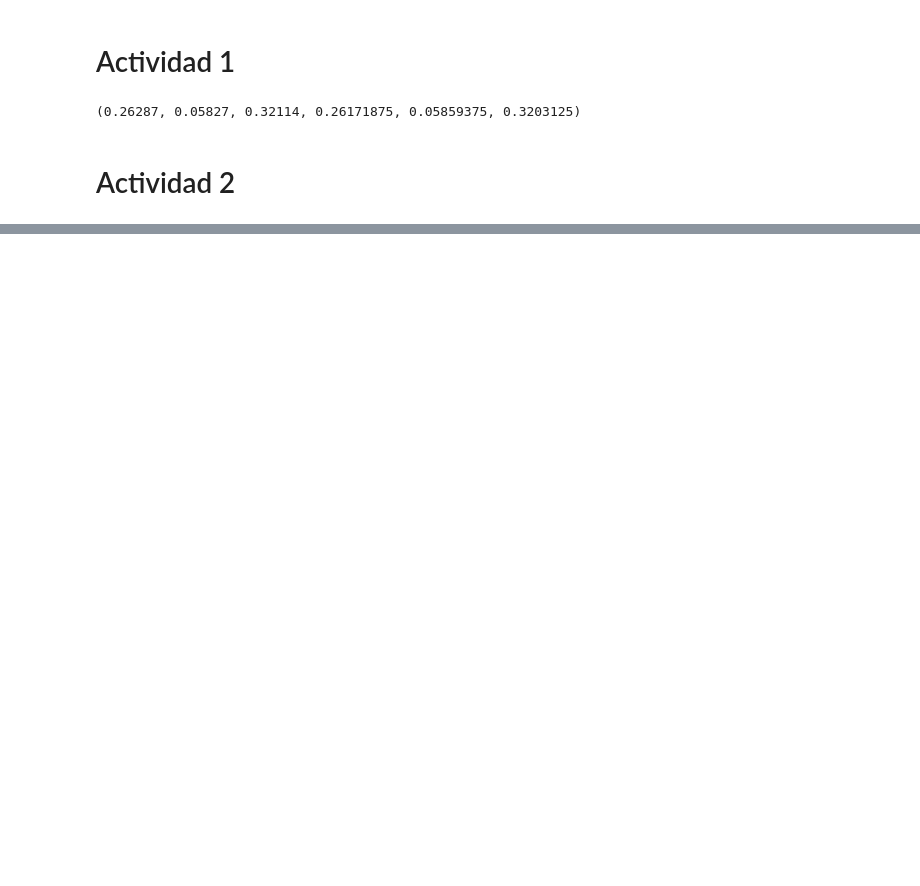
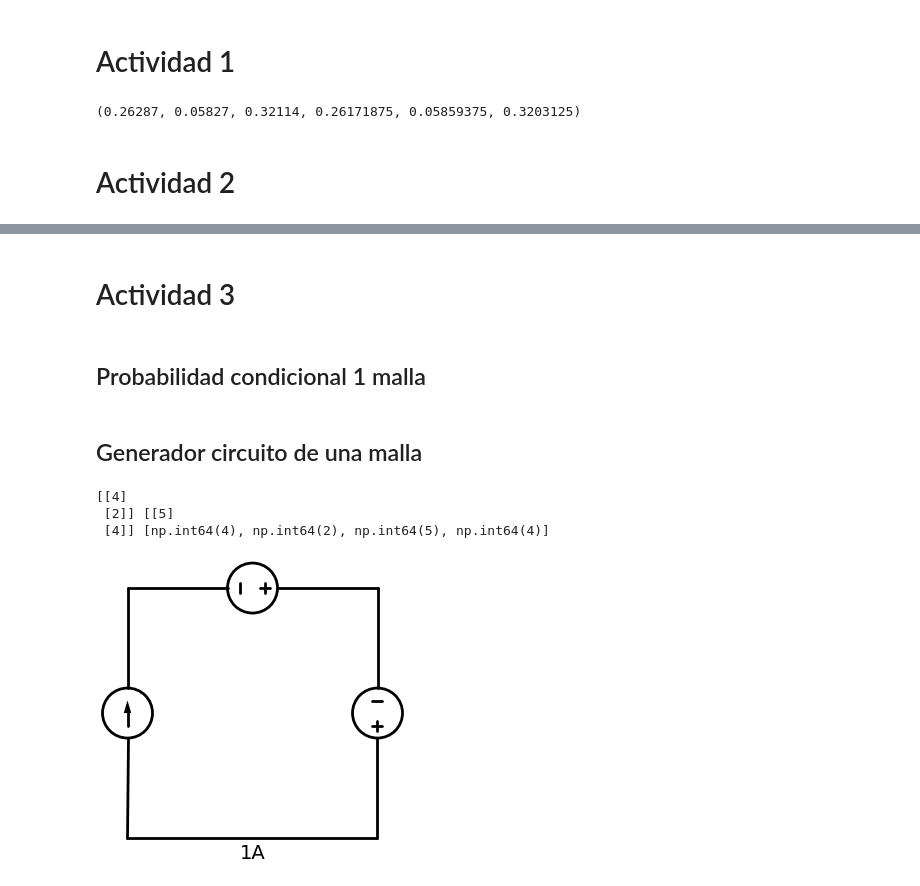
Before and after one commit to criss201x/random-circuit-generator, a Jupyter notebook: notebooks/Trabajo_1.ipynb, the cells around one changed output, grey strips where cells are left out. Cells and saved outputs as stored; diff of their text form; code cells hidden in the pictures; blank space fills up the shorter version.

Commit message:
add: actividad 3
generador de circuito valido de una malla

```diff
--- a/notebooks/Trabajo_1.ipynb
+++ b/notebooks/Trabajo_1.ipynb
@@ -414,0 +266,4 @@ Invalidez por fuentes de voltaje en la otra malla:  2560
+# %% [markdown]
+# Actividad 3
+# %% [markdown]
+## Probabilidad condicional 1 malla
@@ -414,0 +294,29 @@ Invalidez por fuentes de voltaje en la otra malla:  2560
+# %% [markdown]
+## Generador circuito de una malla
+# %%
+def generar_malla_valida():
+    x = [2, 3, 4, 5]
+    H = np.zeros((2, 1), dtype=int)
+    V = np.zeros((2, 1), dtype=int)
+    elementos = []
+
+    for i in range(4):
+        p = prob_condicional(elementos, x)
+        elegido = np.random.choice(x, p=p)
+        elementos.append(elegido)
+        if i < 2:
+            H[i, 0] = elegido
+        else:
+            V[i - 2, 0] = elegido
+
+    return H, V, elementos
+# %%
+H, V, elementos_generados = generar_malla_valida()
+print(H, V, elementos_generados)
+
+generacircuito1malla(H, V)
+# %% [output]
+[[4]
+ [2]] [[5]
+ [4]] [np.int64(4), np.int64(2), np.int64(5), np.int64(4)]
+[figure, added]
```
Also changed, not shown: parts of 5 cells of this notebook.
